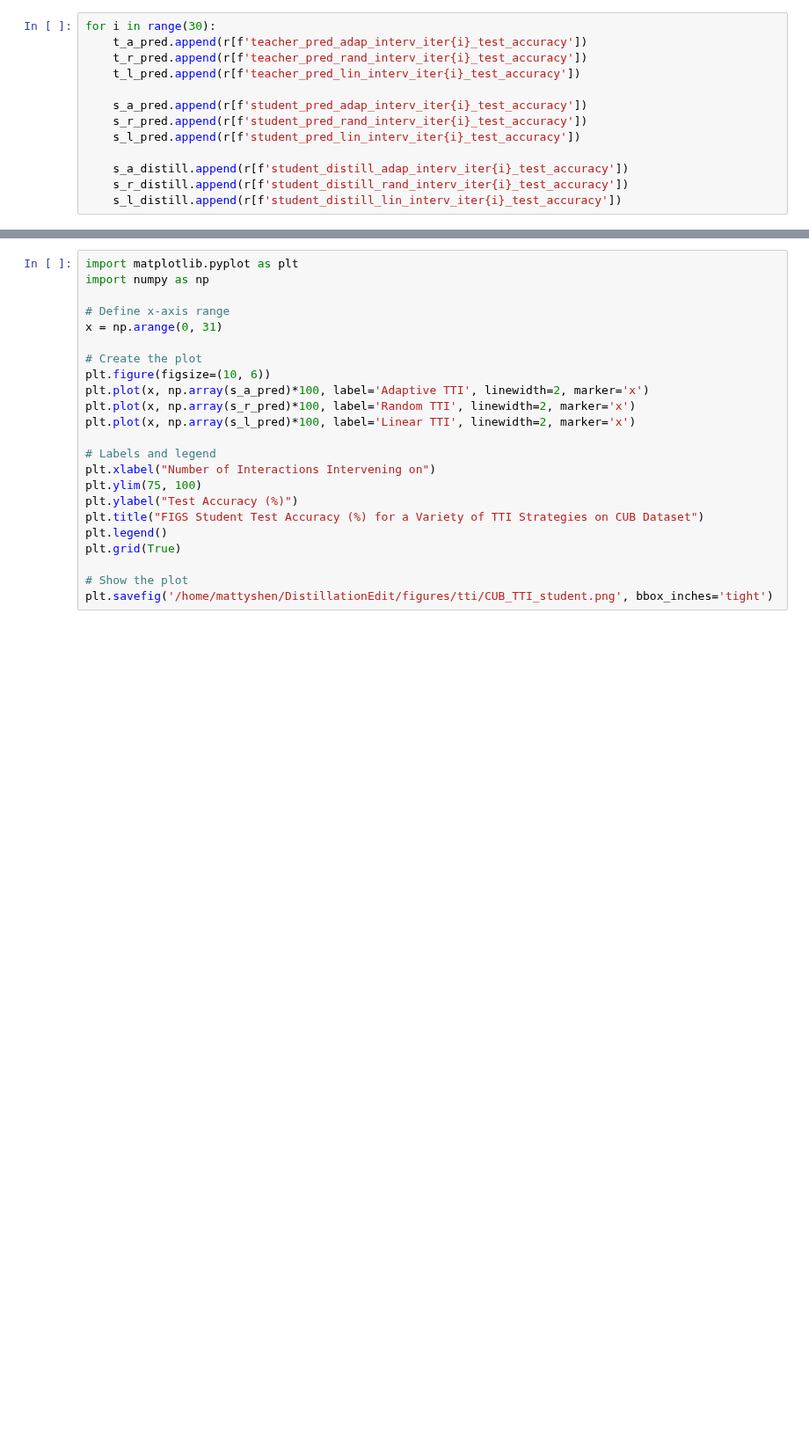
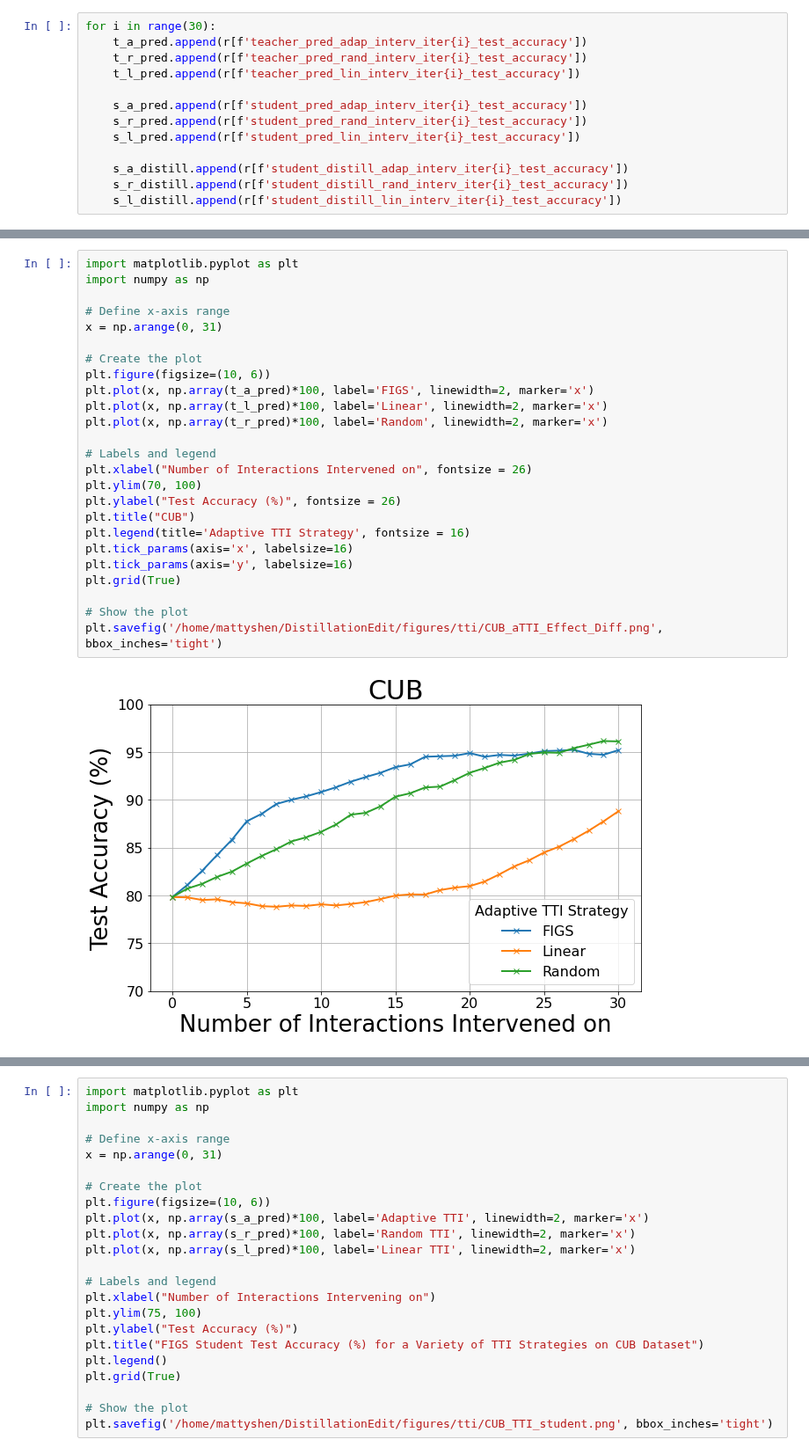
Before and after one commit to mattyshen/adaptiveTTI, a Jupyter notebook: experiments/tti_cub.ipynb, the cells around one changed output, grey strips where cells are left out. Shown at 88% size. Cells and saved outputs as stored; diff of their text form; blank space fills up the shorter version.

```diff
--- a/experiments/tti_cub.ipynb
+++ b/experiments/tti_cub.ipynb
@@ -514,3 +558,30 @@ for i in range(30):
+# %%
+import matplotlib.pyplot as plt
+import numpy as np
+
+# Define x-axis range
+x = np.arange(0, 31)
+
+# Create the plot
+plt.figure(figsize=(10, 6))
+plt.plot(x, np.array(t_a_pred)*100, label='FIGS', linewidth=2, marker='x')
+plt.plot(x, np.array(t_l_pred)*100, label='Linear', linewidth=2, marker='x')
+plt.plot(x, np.array(t_r_pred)*100, label='Random', linewidth=2, marker='x')
+
+# Labels and legend
+plt.xlabel("Number of Interactions Intervened on", fontsize = 26)
+plt.ylim(70, 100)
+plt.ylabel("Test Accuracy (%)", fontsize = 26)
+plt.title("CUB")
+plt.legend(title='Adaptive TTI Strategy', fontsize = 16)
+plt.tick_params(axis='x', labelsize=16)
+plt.tick_params(axis='y', labelsize=16)
+plt.grid(True)
+
+# Show the plot
+plt.savefig('/home/mattyshen/DistillationEdit/figures/tti/CUB_aTTI_Effect_Diff.png', bbox_inches='tight')
+# %% [output]
+[figure, added]
 # %%
 import matplotlib.pyplot as plt
 import numpy as np
```
Also changed, not shown: parts of 4 cells of this notebook, 20 other files.
